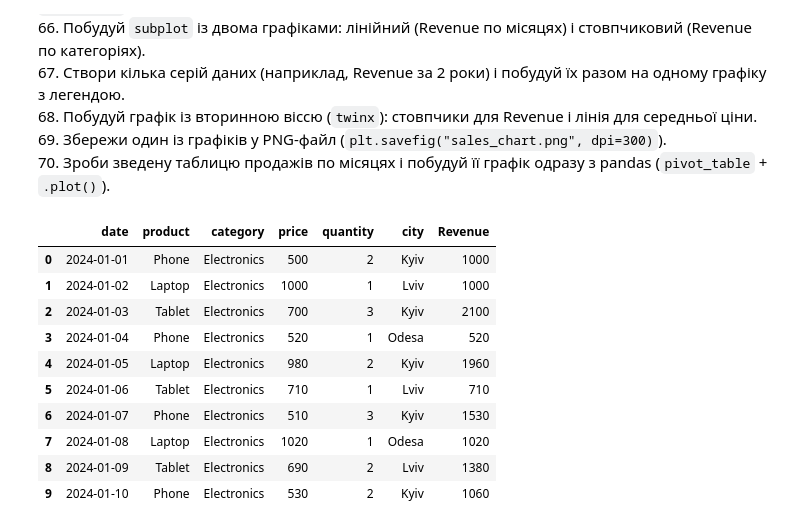
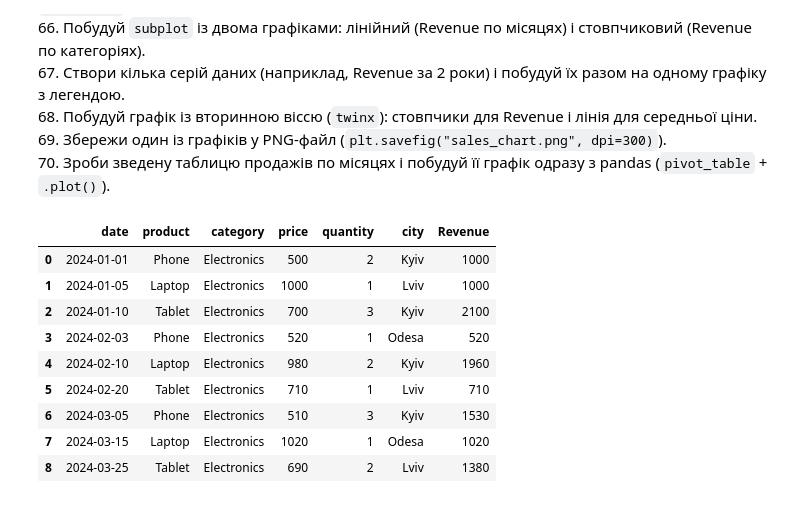
Before and after one commit to lm-lotos/----------------, a Jupyter notebook: pandas_matplotlib_practice.ipynb, the cells around one changed output. Saved outputs shown, nothing was run; the diff lists cells and outputs as text; code cells hidden in the pictures.

```diff
--- a/pandas_matplotlib_practice.ipynb
+++ b/pandas_matplotlib_practice.ipynb
@@ -822,33 +822,36 @@ plt.show()
 # %%
 # 61. Створюємо DataFrame з даними про продажі
 sales_full = pd.DataFrame({
-    'date': pd.date_range('2024-01-01', periods=10),
-    'product': ['Phone', 'Laptop', 'Tablet', 'Phone', 'Laptop',
-                'Tablet', 'Phone', 'Laptop', 'Tablet', 'Phone'],
-    'category': ['Electronics', 'Electronics', 'Electronics',
-                 'Electronics', 'Electronics', 'Electronics',
-                 'Electronics', 'Electronics', 'Electronics', 'Electronics'],
-    'price': [500, 1000, 700, 520, 980, 710, 510, 1020, 690, 530],
-    'quantity': [2, 1, 3, 1, 2, 1, 3, 1, 2, 2],
-    'city': ['Kyiv', 'Lviv', 'Kyiv', 'Odesa', 'Kyiv',
-             'Lviv', 'Kyiv', 'Odesa', 'Lviv', 'Kyiv']
+    'date': pd.to_datetime([
+        '2024-01-01', '2024-01-05', '2024-01-10',
+        '2024-02-03', '2024-02-10', '2024-02-20',
+        '2024-03-05', '2024-03-15', '2024-03-25'
+    ]),
+    'product': ['Phone', 'Laptop', 'Tablet',
+                'Phone', 'Laptop', 'Tablet',
+                'Phone', 'Laptop', 'Tablet'],
+    'category': ['Electronics'] * 9,
+    'price': [500, 1000, 700, 520, 980, 710, 510, 1020, 690],
+    'quantity': [2, 1, 3, 1, 2, 1, 3, 1, 2],
+    'city': ['Kyiv', 'Lviv', 'Kyiv',
+             'Odesa', 'Kyiv', 'Lviv',
+             'Kyiv', 'Odesa', 'Lviv']
 })
 
 # додаємо дохід
 sales_full['Revenue'] = sales_full['price'] * sales_full['quantity']
 
-# показуємо дані
+# показуємо таблицю
 sales_full
 # %% [output]
 |  | date | product | category | price | quantity | city | Revenue |
 | 0 | 2024-01-01 | Phone | Electronics | 500 | 2 | Kyiv | 1000 |
-| 1 | 2024-01-02 | Laptop | Electronics | 1000 | 1 | Lviv | 1000 |
-| 2 | 2024-01-03 | Tablet | Electronics | 700 | 3 | Kyiv | 2100 |
-| 3 | 2024-01-04 | Phone | Electronics | 520 | 1 | Odesa | 520 |
-| 4 | 2024-01-05 | Laptop | Electronics | 980 | 2 | Kyiv | 1960 |
-| 5 | 2024-01-06 | Tablet | Electronics | 710 | 1 | Lviv | 710 |
-| 6 | 2024-01-07 | Phone | Electronics | 510 | 3 | Kyiv | 1530 |
-| 7 | 2024-01-08 | Laptop | Electronics | 1020 | 1 | Odesa | 1020 |
-| 8 | 2024-01-09 | Tablet | Electronics | 690 | 2 | Lviv | 1380 |
-| 9 | 2024-01-10 | Phone | Electronics | 530 | 2 | Kyiv | 1060 |
+| 1 | 2024-01-05 | Laptop | Electronics | 1000 | 1 | Lviv | 1000 |
+| 2 | 2024-01-10 | Tablet | Electronics | 700 | 3 | Kyiv | 2100 |
+| 3 | 2024-02-03 | Phone | Electronics | 520 | 1 | Odesa | 520 |
+| 4 | 2024-02-10 | Laptop | Electronics | 980 | 2 | Kyiv | 1960 |
+| 5 | 2024-02-20 | Tablet | Electronics | 710 | 1 | Lviv | 710 |
+| 6 | 2024-03-05 | Phone | Electronics | 510 | 3 | Kyiv | 1530 |
+| 7 | 2024-03-15 | Laptop | Electronics | 1020 | 1 | Odesa | 1020 |
+| 8 | 2024-03-25 | Tablet | Electronics | 690 | 2 | Lviv | 1380 |
 # %%
```
Also changed, not shown: parts of 16 cells of this notebook, 9 other files.
